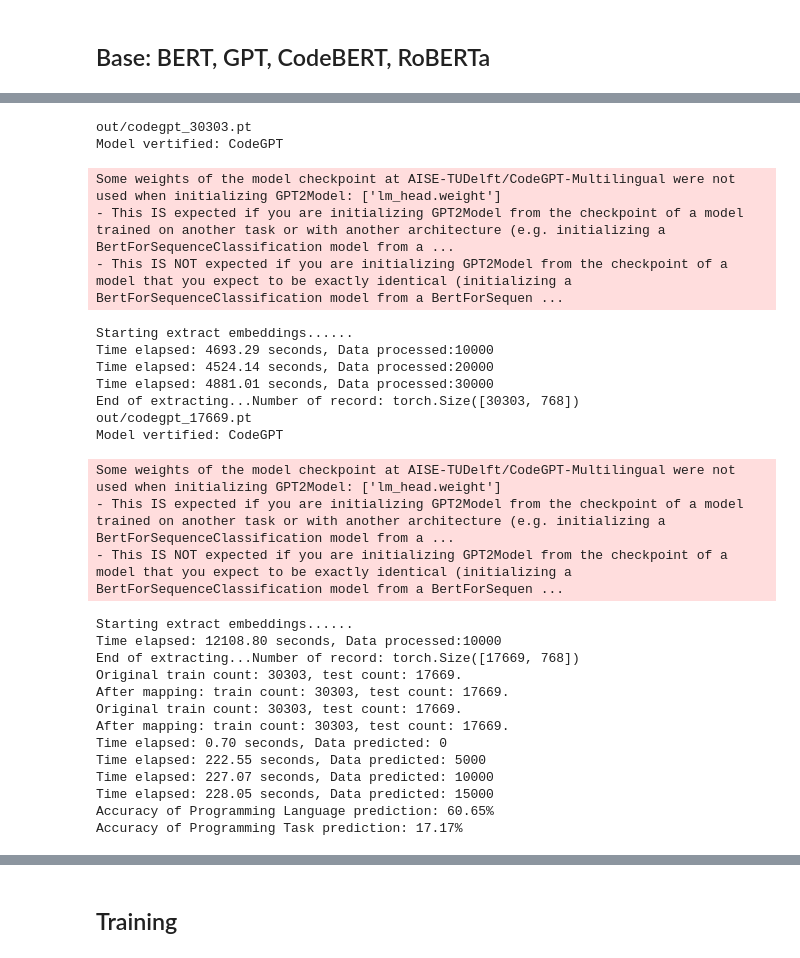
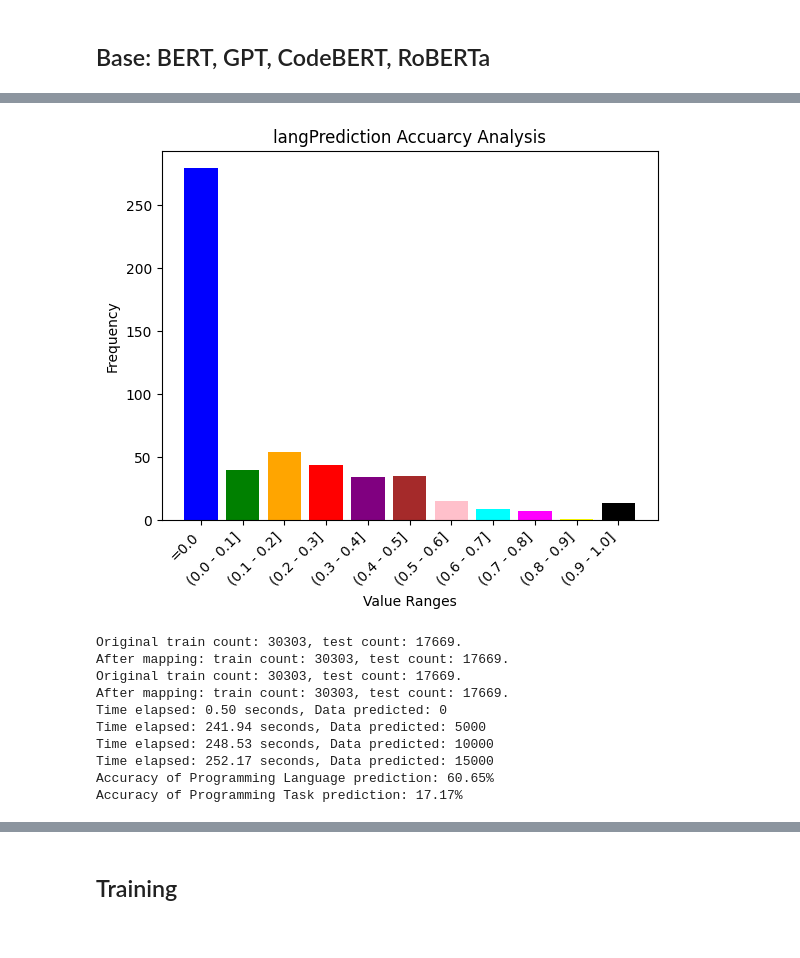
Before and after one commit to Simin404/literate_programming_llm, a Jupyter notebook: analyze_emb.ipynb, the cells around one changed output, grey strips where cells are left out. Saved outputs shown, nothing was run; the diff lists cells and outputs as text; code cells hidden in the pictures.

```diff
--- a/analyze_emb.ipynb
+++ b/analyze_emb.ipynb
@@ -49,5 +37,6 @@ Accuracy of Programming Task prediction: 16.10%
 # %%
 model = 'gpt'
-
-analyze_data(model, train_df, test_df, device, mode = 'emb')
+train_file = 'out/'+model+'_30303.pt'
+test_file = 'out/'+model+'_17669.pt'
+gpt_dic_lang, gpt_dic_task = analyze_data(model, train_df, test_df, device, train_path = train_file, test_path = test_file, mode = 'two_label')
 # %% [output]
@@ -69,35 +51,23 @@ Time elapsed: 241.90 seconds, Data predicted: 15000
 Accuracy of Programming Language prediction: 39.60%
 Accuracy of Programming Task prediction: 6.54%
+# %%
+counts = count_data(gpt_dic_lang)
+plot_analysis(counts, model)
+# %% [output]
+[figure, added]
 # %%
 model = 'codegpt'
-
-analyze_data(model, train_df, test_df, device, mode = 'emb')
+train_file = 'out/'+model+'_30303.pt'
+test_file = 'out/'+model+'_17669.pt'
+codegpt_dic_lang, codegpt_dic_task = analyze_data(model, train_df, test_df, device, train_path = train_file, test_path = test_file, mode = 'two_label')
 # %% [output]
-out/codegpt_30303.pt
-Model vertified: CodeGPT
+Original train count: 30303, test count: 17669.
+After mapping: train count: 30303, test count: 17669.
+Original train count: 30303, test count: 17669.
+After mapping: train count: 30303, test count: 17669.
+Time elapsed: 0.50 seconds, Data predicted: 0
+Time elapsed: 241.94 seconds, Data predicted: 5000
+Time elapsed: 248.53 seconds, Data predicted: 10000
+Time elapsed: 252.17 seconds, Data predicted: 15000
+Accuracy of Programming Language prediction: 60.65%
+Accuracy of Programming Task prediction: 17.17%
-Some weights of the model checkpoint at AISE-TUDelft/CodeGPT-Multilingual were not used when initializing GPT2Model: ['lm_head.weight']
-- This IS expected if you are initializing GPT2Model from the checkpoint of a model trained on another task or with another architecture (e.g. initializing a BertForSequenceClassification model from a ...
-- This IS NOT expected if you are initializing GPT2Model from the checkpoint of a model that you expect to be exactly identical (initializing a BertForSequenceClassification model from a BertForSequen ...
-Starting extract embeddings......
-Time elapsed: 4693.29 seconds, Data processed:10000
-Time elapsed: 4524.14 seconds, Data processed:20000
-Time elapsed: 4881.01 seconds, Data processed:30000
-End of extracting...Number of record: torch.Size([30303, 768])
-out/codegpt_17669.pt
-Model vertified: CodeGPT
-Some weights of the model checkpoint at AISE-TUDelft/CodeGPT-Multilingual were not used when initializing GPT2Model: ['lm_head.weight']
-- This IS expected if you are initializing GPT2Model from the checkpoint of a model trained on another task or with another architecture (e.g. initializing a BertForSequenceClassification model from a ...
-- This IS NOT expected if you are initializing GPT2Model from the checkpoint of a model that you expect to be exactly identical (initializing a BertForSequenceClassification model from a BertForSequen ...
-Starting extract embeddings......
-Time elapsed: 12108.80 seconds, Data processed:10000
-End of extracting...Number of record: torch.Size([17669, 768])
-Original train count: 30303, test count: 17669.
-After mapping: train count: 30303, test count: 17669.
-Original train count: 30303, test count: 17669.
-After mapping: train count: 30303, test count: 17669.
-Time elapsed: 0.70 seconds, Data predicted: 0
-Time elapsed: 222.55 seconds, Data predicted: 5000
-Time elapsed: 227.07 seconds, Data predicted: 10000
-Time elapsed: 228.05 seconds, Data predicted: 15000
-Accuracy of Programming Language prediction: 60.65%
-Accuracy of Programming Task prediction: 17.17%
```
Also changed, not shown: parts of 11 cells of this notebook.
